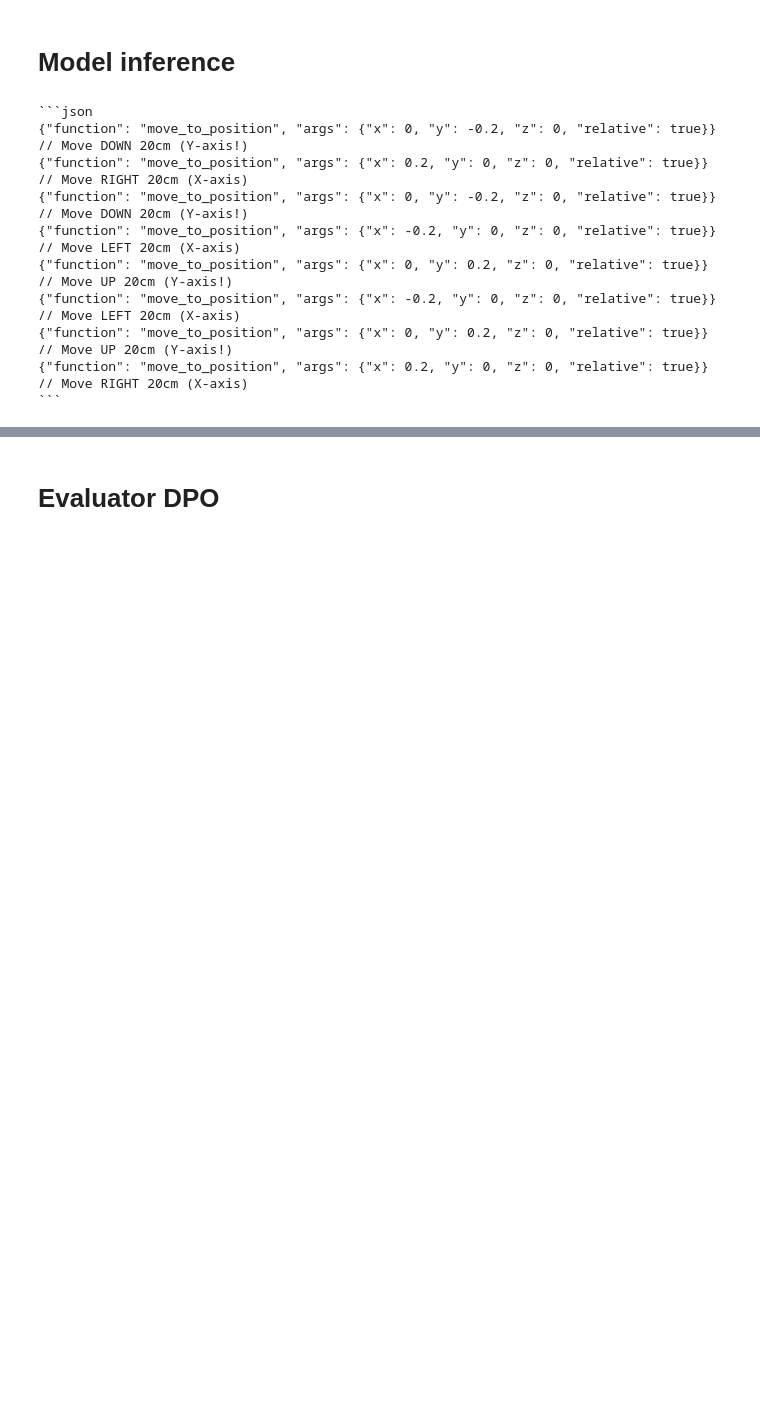
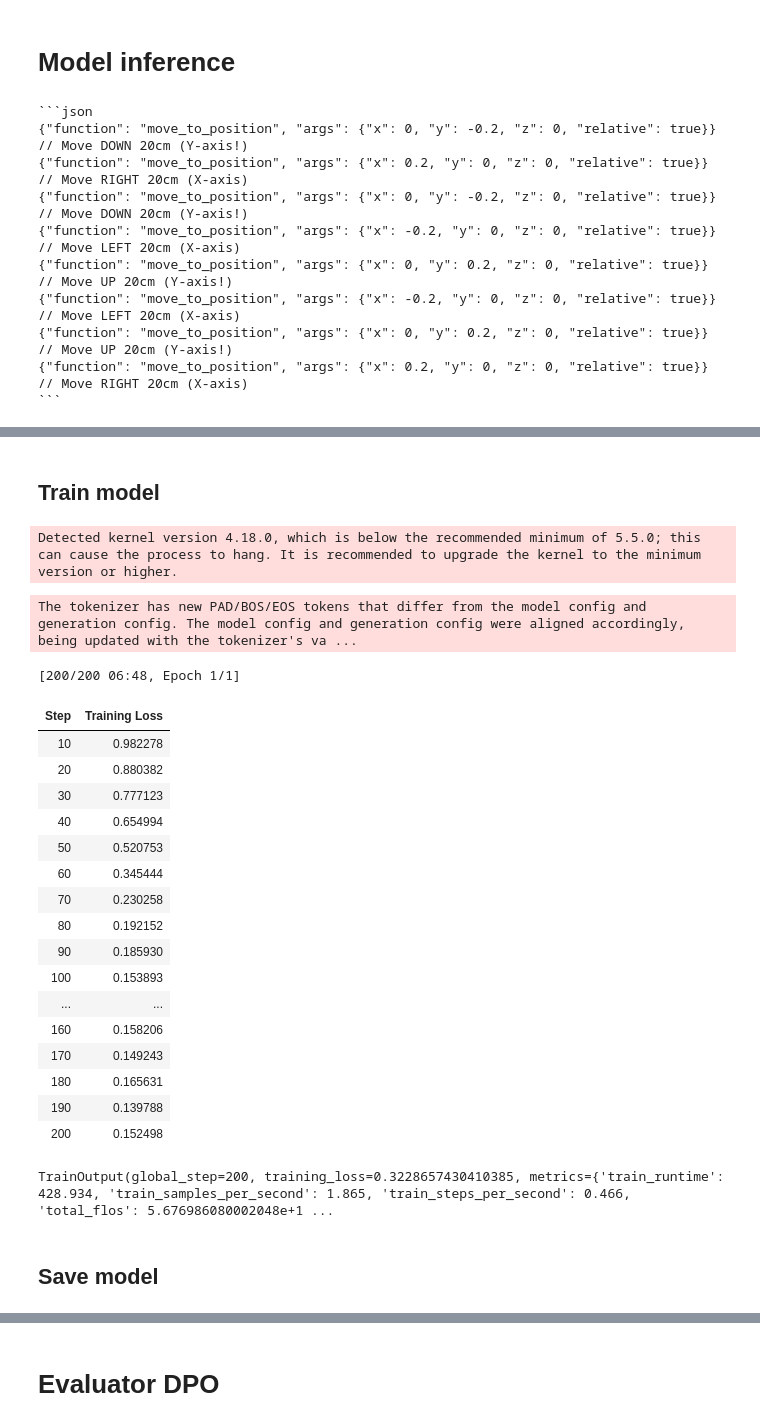
Before and after one commit to jwoods7097/RCareWorld, a Jupyter notebook: rcg/lora_test.ipynb, the cells around one changed output, grey strips where cells are left out. Drawn from its saved outputs; the diff is of its cells as text; code cells hidden in the pictures; blank space fills up the shorter version.

Commit message:
Eval SFT

```diff
--- a/rcg/lora_test.ipynb
+++ b/rcg/lora_test.ipynb
@@ -463,0 +514,69 @@ print(generated_text)
+# %% [markdown]
+## Train model
+# %%
+model_id = "Qwen/Qwen2.5-Coder-7B-Instruct"
+output_dir = "eval_model_sft"
+# %%
+peft_config = LoraConfig(task_type=TaskType.CAUSAL_LM, r=32, lora_alpha=32)
+# %%
+training_args = SFTConfig(
+    # Training schedule / optimization
+    per_device_train_batch_size = 4,      # Batch size per GPU
+    # gradient_accumulation_steps = 4,      # Gradients are accumulated over multiple steps → effective batch size = 2 * 8 = 16
+    warmup_steps = 5,
+    num_train_epochs = 1,               # Number of full dataset passes. For shorter training, use `max_steps` instead (this case)
+    # max_steps = 100,
+    learning_rate = 1e-4,                 # Learning rate for the optimizer
+    optim = "adamw_torch",           # Optimizer
+
+    # Logging / reporting
+    # logging_steps=1,                      # Log training metrics every N steps
+    # report_to="trackio",                  # Experiment tracking tool
+    # trackio_space_id=output_dir,          # HF Space where the experiment tracking will be saved
+    output_dir='training_checkpoints',                     # Where to save model checkpoints and logs
+
+    max_length=2048,                      # Maximum input sequence length
+    # use_liger_kernel=True,                # Enable Liger kernel optimizations for faster training
+    activation_offloading=True,           # Offload activations to CPU to reduce GPU memory usage
+
+    # Hub integration
+    # push_to_hub=True,                     # Automatically push the trained model to the Hugging Face Hub
+                                          # The model will be saved under your Hub account in the repository named `output_dir`
+
+)
+# %%
+model = AutoModelForCausalLM.from_pretrained(model_id, dtype=torch.bfloat16)
+
+trainer = SFTTrainer(
+    model=model,
+    args=training_args,
+    train_dataset=dataset["train"],
+    peft_config=peft_config
+)
+# %% [output]
+Detected kernel version 4.18.0, which is below the recommended minimum of 5.5.0; this can cause the process to hang. It is recommended to upgrade the kernel to the minimum version or higher.
+# %%
+trainer.train()
+# %% [output]
+The tokenizer has new PAD/BOS/EOS tokens that differ from the model config and generation config. The model config and generation config were aligned accordingly, being updated with the tokenizer's va ...
+[200/200 06:48, Epoch 1/1]
+| Step | Training Loss |
+| 10 | 0.982278 |
+| 20 | 0.880382 |
+| 30 | 0.777123 |
+| 40 | 0.654994 |
+| 50 | 0.520753 |
+| 60 | 0.345444 |
+| 70 | 0.230258 |
+| 80 | 0.192152 |
+| 90 | 0.185930 |
+| 100 | 0.153893 |
+| ... | ... |
+| 160 | 0.158206 |
+| 170 | 0.149243 |
+| 180 | 0.165631 |
+| 190 | 0.139788 |
+| 200 | 0.152498 |
+TrainOutput(global_step=200, training_loss=0.3228657430410385, metrics={'train_runtime': 428.934, 'train_samples_per_second': 1.865, 'train_steps_per_second': 0.466, 'total_flos': 5.676986080002048e+1 ...
+# %% [markdown]
+## Save model
```
Also changed, not shown: parts of 11 cells of this notebook, 8 other files.
